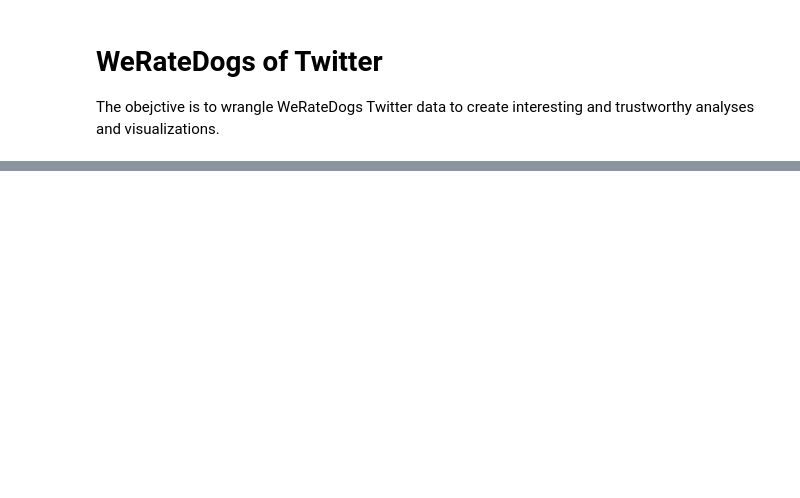
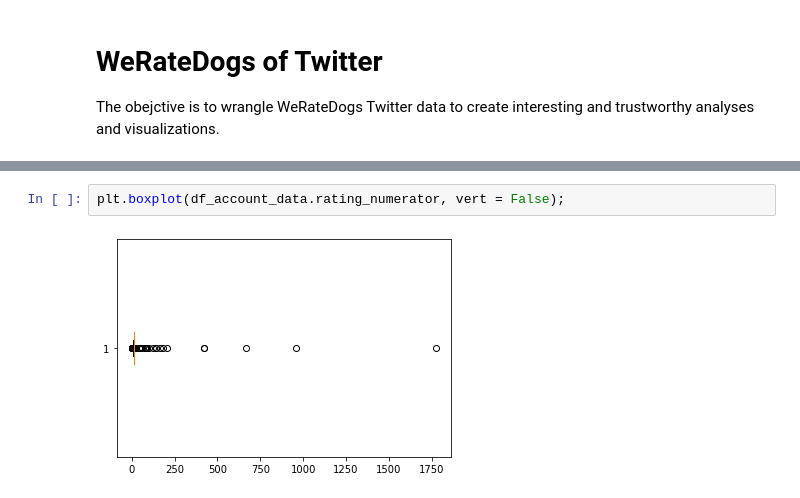
Before and after one commit to KarinWiberg/uc_dataanalyst_project_dogs_of_twitter, a Jupyter notebook: wrangle_act.ipynb, the cells around one changed output, grey strips where cells are left out. Cells and saved outputs as stored; diff of their text form; blank space fills up the shorter version.

```diff
--- a/wrangle_act.ipynb
+++ b/wrangle_act.ipynb
@@ -90,0 +211,4 @@ df.head()
+# %%
+plt.boxplot(df_account_data.rating_numerator, vert = False);
+# %% [output]
+[figure, added]
```
Also changed, not shown: parts of 45 cells of this notebook.
